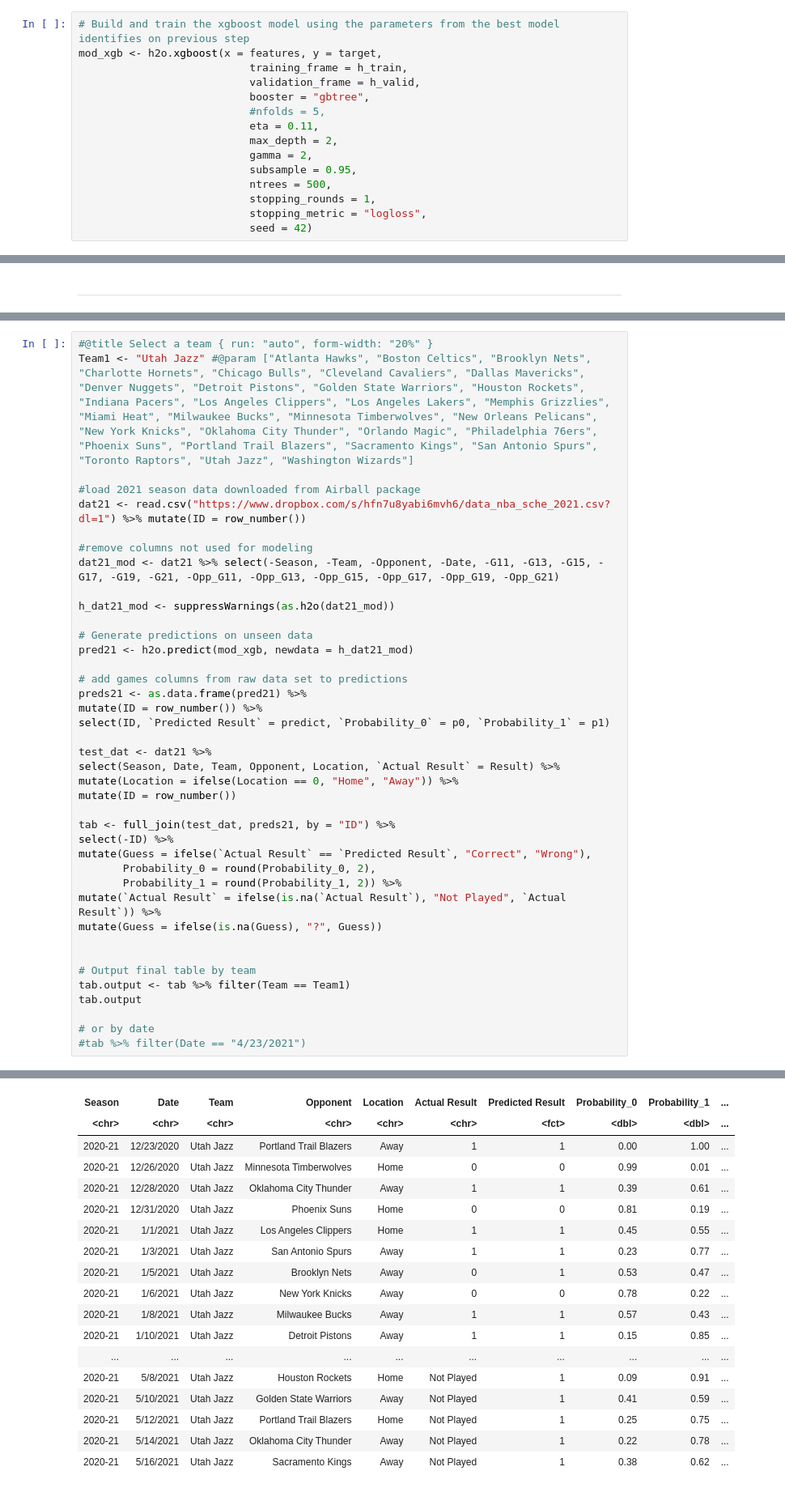
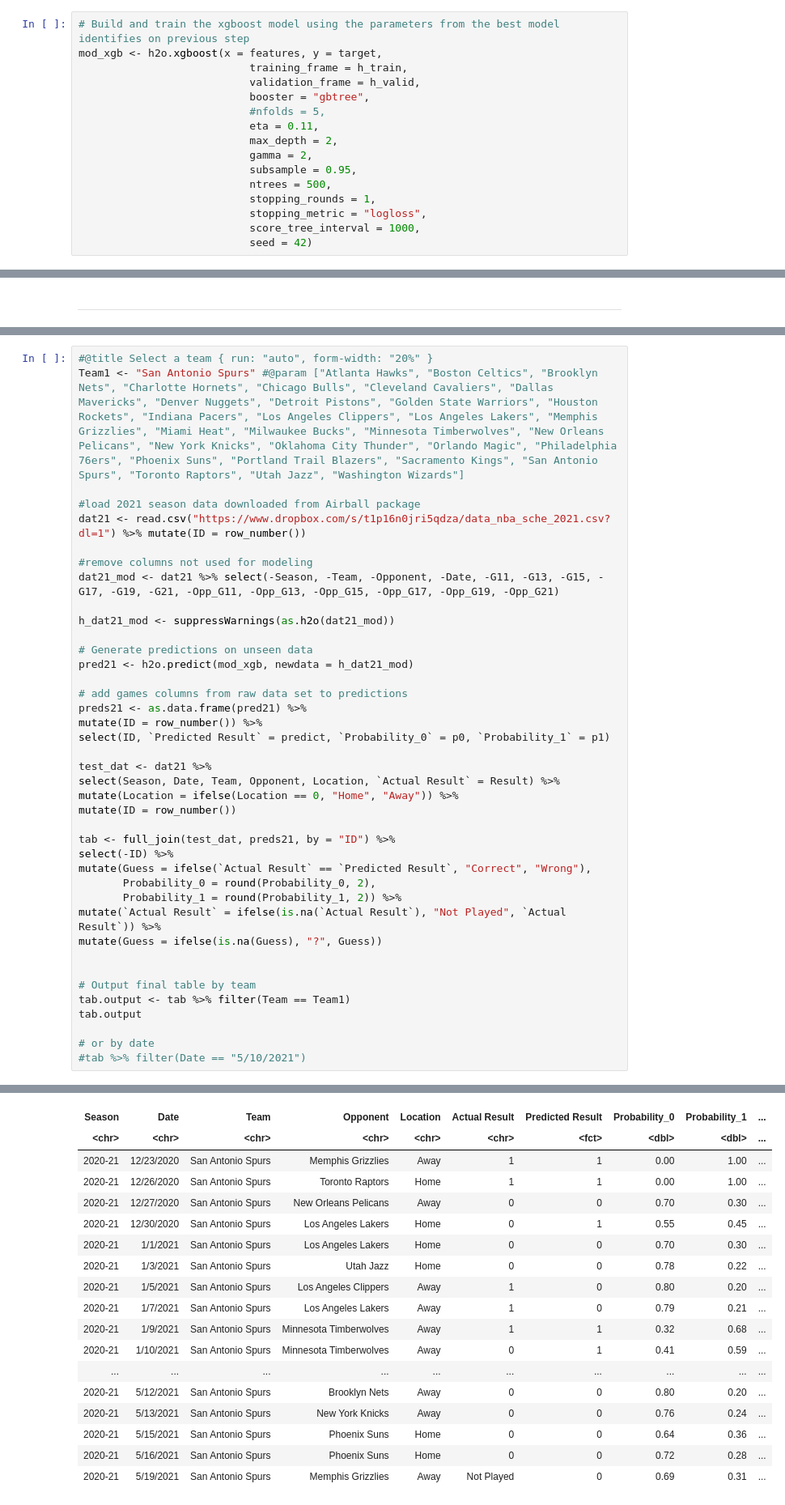
Before and after one commit to josedv82/NBA_Schedule_XGBoost_Classifier, a Jupyter notebook: NBA_Schedule_xgboost.ipynb, the cells around one changed output, grey strips where cells are left out. Shown at 81% size. Cells and saved outputs as stored; diff of their text form.

```diff
--- a/NBA_Schedule_xgboost.ipynb
+++ b/NBA_Schedule_xgboost.ipynb
@@ -203,6 +164,7 @@ mod_xgb <- h2o.xgboost(x = features, y = target,
                            ntrees = 500,
                            stopping_rounds = 1,
                            stopping_metric = "logloss",
+                           score_tree_interval = 1000,
                            seed = 42)
 # %% [output]
   |======================================================================| 100%
@@ -414,10 +376,10 @@ The following code outputs a table with predictions for the 2021 games that have
 *Use the filter on the right to view the 2021 predictions for specific teams.*
 # %%
 #@title Select a team { run: "auto", form-width: "20%" }
-Team1 <- "Utah Jazz" #@param ["Atlanta Hawks", "Boston Celtics", "Brooklyn Nets", "Charlotte Hornets", "Chicago Bulls", "Cleveland Cavaliers", "Dallas Mavericks", "Denver Nuggets", "Detroit Pistons", "Golden State Warriors", "Houston Rockets", "Indiana Pacers", "Los Angeles Clippers", "Los Angeles Lakers", "Memphis Grizzlies", "Miami Heat", "Milwaukee Bucks", "Minnesota Timberwolves", "New Orleans Pelicans", "New York Knicks", "Oklahoma City Thunder", "Orlando Magic", "Philadelphia 76ers", "Phoenix Suns", "Portland Trail Blazers", "Sacramento Kings", "San Antonio Spurs", "Toronto Raptors", "Utah Jazz", "Washington Wizards"]
+Team1 <- "San Antonio Spurs" #@param ["Atlanta Hawks", "Boston Celtics", "Brooklyn Nets", "Charlotte Hornets", "Chicago Bulls", "Cleveland Cavaliers", "Dallas Mavericks", "Denver Nuggets", "Detroit Pistons", "Golden State Warriors", "Houston Rockets", "Indiana Pacers", "Los Angeles Clippers", "Los Angeles Lakers", "Memphis Grizzlies", "Miami Heat", "Milwaukee Bucks", "Minnesota Timberwolves", "New Orleans Pelicans", "New York Knicks", "Oklahoma City Thunder", "Orlando Magic", "Philadelphia 76ers", "Phoenix Suns", "Portland Trail Blazers", "Sacramento Kings", "San Antonio Spurs", "Toronto Raptors", "Utah Jazz", "Washington Wizards"]
 
 #load 2021 season data downloaded from Airball package
-dat21 <- read.csv("https://www.dropbox.com/s/hfn7u8yabi6mvh6/data_nba_sche_2021.csv?dl=1") %>% mutate(ID = row_number())
+dat21 <- read.csv("https://www.dropbox.com/s/t1p16n0jri5qdza/data_nba_sche_2021.csv?dl=1") %>% mutate(ID = row_number())
 
 #remove columns not used for modeling
 dat21_mod <- dat21 %>% select(-Season, -Team, -Opponent, -Date, -G11, -G13, -G15, -G17, -G19, -G21, -Opp_G11, -Opp_G13, -Opp_G15, -Opp_G17, -Opp_G19, -Opp_G21)
@@ -451,7 +413,7 @@ tab.output <- tab %>% filter(Team == Team1)
 tab.output
 
 # or by date
-#tab %>% filter(Date == "4/23/2021")
+#tab %>% filter(Date == "5/10/2021")
 # %% [output]
   |======================================================================| 100%
   |======================================================================| 100%
@@ -459,21 +421,21 @@ A data.frame: 72 × 10
 | Season | Date | Team | Opponent | Location | Actual Result | Predicted Result | Probability_0 | Probability_1 | ... |
 | <chr> | <chr> | <chr> | <chr> | <chr> | <chr> | <fct> | <dbl> | <dbl> | ... |
-| 2020-21 | 12/23/2020 | Utah Jazz | Portland Trail Blazers | Away | 1 | 1 | 0.00 | 1.00 | ... |
-| 2020-21 | 12/26/2020 | Utah Jazz | Minnesota Timberwolves | Home | 0 | 0 | 0.99 | 0.01 | ... |
-| 2020-21 | 12/28/2020 | Utah Jazz | Oklahoma City Thunder | Away | 1 | 1 | 0.39 | 0.61 | ... |
-| 2020-21 | 12/31/2020 | Utah Jazz | Phoenix Suns | Home | 0 | 0 | 0.81 | 0.19 | ... |
-| 2020-21 | 1/1/2021 | Utah Jazz | Los Angeles Clippers | Home | 1 | 1 | 0.45 | 0.55 | ... |
-| 2020-21 | 1/3/2021 | Utah Jazz | San Antonio Spurs | Away | 1 | 1 | 0.23 | 0.77 | ... |
-| 2020-21 | 1/5/2021 | Utah Jazz | Brooklyn Nets | Away | 0 | 1 | 0.53 | 0.47 | ... |
-| 2020-21 | 1/6/2021 | Utah Jazz | New York Knicks | Away | 0 | 0 | 0.78 | 0.22 | ... |
-| 2020-21 | 1/8/2021 | Utah Jazz | Milwaukee Bucks | Away | 1 | 1 | 0.57 | 0.43 | ... |
-| 2020-21 | 1/10/2021 | Utah Jazz | Detroit Pistons | Away | 1 | 1 | 0.15 | 0.85 | ... |
+| 2020-21 | 12/23/2020 | San Antonio Spurs | Memphis Grizzlies | Away | 1 | 1 | 0.00 | 1.00 | ... |
+| 2020-21 | 12/26/2020 | San Antonio Spurs | Toronto Raptors | Home | 1 | 1 | 0.00 | 1.00 | ... |
+| 2020-21 | 12/27/2020 | San Antonio Spurs | New Orleans Pelicans | Away | 0 | 0 | 0.70 | 0.30 | ... |
+| 2020-21 | 12/30/2020 | San Antonio Spurs | Los Angeles Lakers | Home | 0 | 1 | 0.55 | 0.45 | ... |
+| 2020-21 | 1/1/2021 | San Antonio Spurs | Los Angeles Lakers | Home | 0 | 0 | 0.70 | 0.30 | ... |
+| 2020-21 | 1/3/2021 | San Antonio Spurs | Utah Jazz | Home | 0 | 0 | 0.78 | 0.22 | ... |
+| 2020-21 | 1/5/2021 | San Antonio Spurs | Los Angeles Clippers | Away | 1 | 0 | 0.80 | 0.20 | ... |
+| 2020-21 | 1/7/2021 | San Antonio Spurs | Los Angeles Lakers | Away | 1 | 0 | 0.79 | 0.21 | ... |
+| 2020-21 | 1/9/2021 | San Antonio Spurs | Minnesota Timberwolves | Away | 1 | 1 | 0.32 | 0.68 | ... |
+| 2020-21 | 1/10/2021 | San Antonio Spurs | Minnesota Timberwolves | Away | 0 | 1 | 0.41 | 0.59 | ... |
 | ... | ... | ... | ... | ... | ... | ... | ... | ... | ... |
-| 2020-21 | 5/8/2021 | Utah Jazz | Houston Rockets | Home | Not Played | 1 | 0.09 | 0.91 | ... |
-| 2020-21 | 5/10/2021 | Utah Jazz | Golden State Warriors | Away | Not Played | 1 | 0.41 | 0.59 | ... |
-| 2020-21 | 5/12/2021 | Utah Jazz | Portland Trail Blazers | Home | Not Played | 1 | 0.25 | 0.75 | ... |
-| 2020-21 | 5/14/2021 | Utah Jazz | Oklahoma City Thunder | Away | Not Played | 1 | 0.22 | 0.78 | ... |
-| 2020-21 | 5/16/2021 | Utah Jazz | Sacramento Kings | Away | Not Played | 1 | 0.38 | 0.62 | ... |
+| 2020-21 | 5/12/2021 | San Antonio Spurs | Brooklyn Nets | Away | 0 | 0 | 0.80 | 0.20 | ... |
+| 2020-21 | 5/13/2021 | San Antonio Spurs | New York Knicks | Away | 0 | 0 | 0.76 | 0.24 | ... |
+| 2020-21 | 5/15/2021 | San Antonio Spurs | Phoenix Suns | Home | 0 | 0 | 0.64 | 0.36 | ... |
+| 2020-21 | 5/16/2021 | San Antonio Spurs | Phoenix Suns | Home | 0 | 0 | 0.72 | 0.28 | ... |
+| 2020-21 | 5/19/2021 | San Antonio Spurs | Memphis Grizzlies | Away | Not Played | 0 | 0.69 | 0.31 | ... |
 # %% [markdown]
 ## Model Performance on 2021 Season data
 
```
Also changed, not shown: parts of 12 cells of this notebook.
